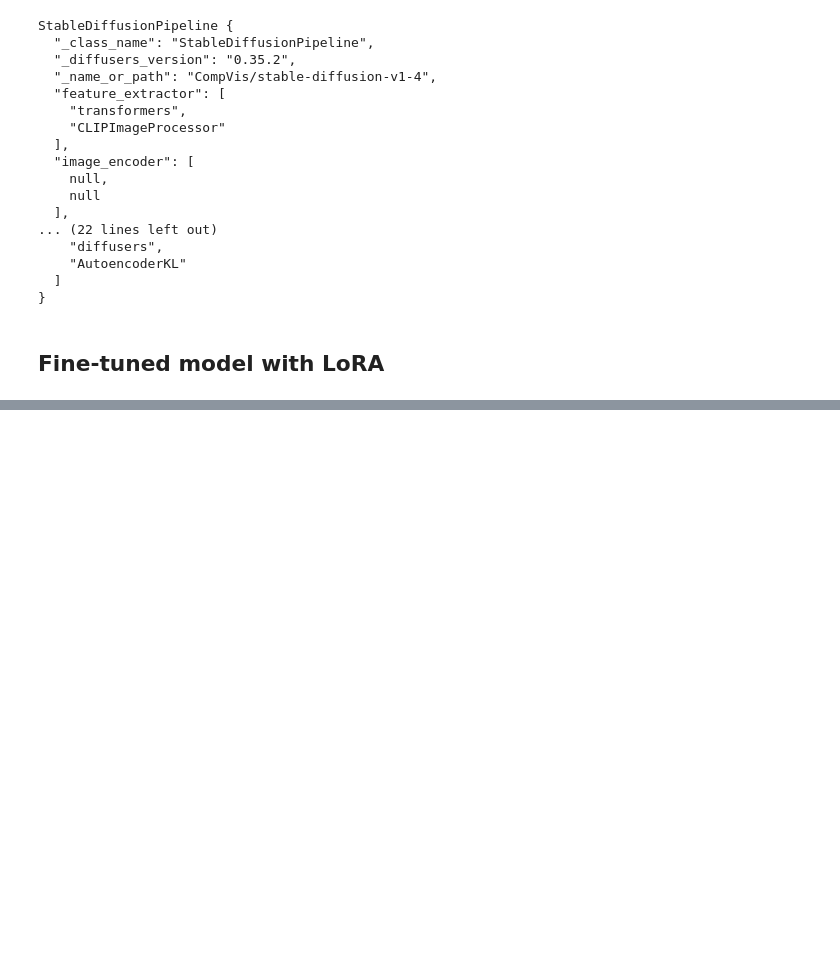
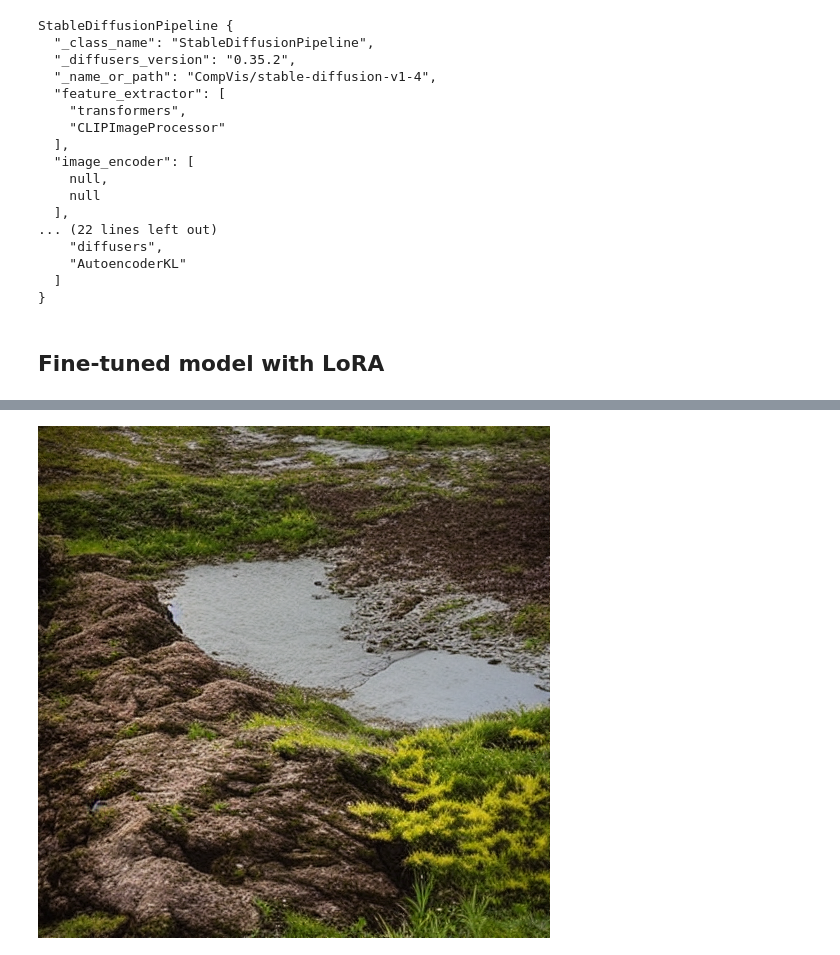
Before and after one commit to yuliya1324/EmotionalPortraitsGeneration, a Jupyter notebook: inference.ipynb, the cells around one changed output, grey strips where cells are left out. Cells and saved outputs as stored; diff of their text form; code cells hidden in the pictures; blank space fills up the shorter version.

```diff
--- a/inference.ipynb
+++ b/inference.ipynb
@@ -97,0 +109,7 @@ generate_with_emotion(pipe, emotion_embedding, prompt, emotion_id, num_inference
+# %%
+emotion_id = 0
+prompt = "a photo of a landscape"
+
+generate_with_emotion(pipe, emotion_embedding, prompt, emotion_id, num_inference_steps=25, generator=generator)
+# %% [output]
+[figure, added]
```
Also changed, not shown: parts of 9 cells of this notebook, 5 other files.
